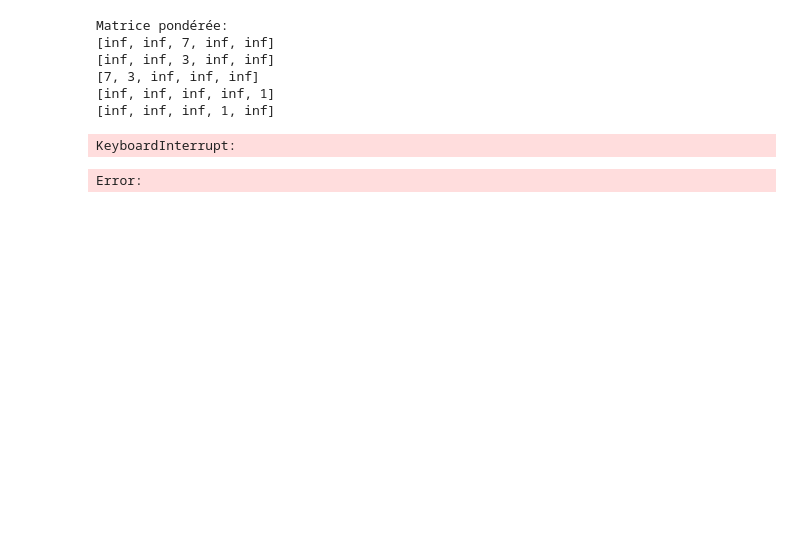
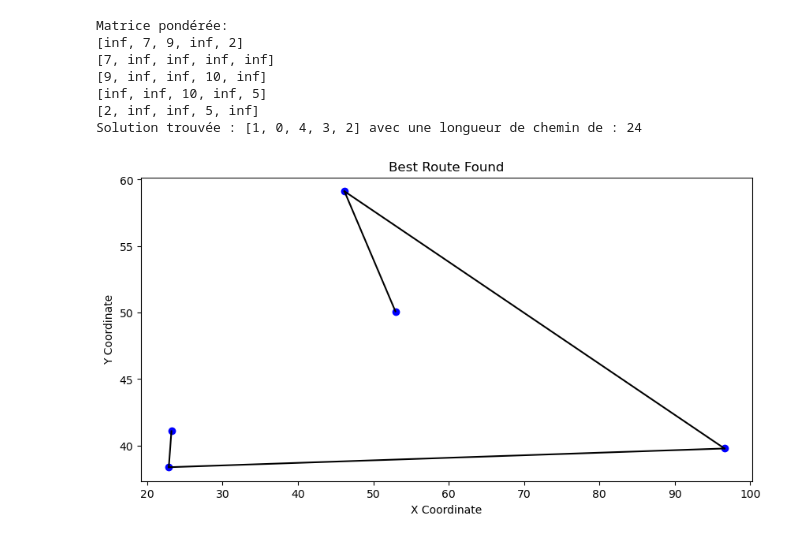
Before and after one commit to Amine0320/AlgoAvancee, a Jupyter notebook: HillSolutionF.ipynb, the cells around one changed output. Cells and saved outputs as stored; diff of their text form; code cells hidden in the pictures; blank space fills up the shorter version.

```diff
--- a/HillSolutionF.ipynb
+++ b/HillSolutionF.ipynb
@@ -95,3 +97,15 @@ def hill_climbing(matrice, num_iterations=1000):
             current_length = next_length
 
     return current_solution, current_length
+# %%
+def plot_route(path, points):
+    plt.figure(figsize=(10, 5))
+    plt.scatter(points[:, 0], points[:, 1], c='blue')
+    for i in range(len(path) - 1):
+        from_node = path[i]
+        to_node = path[i + 1]
+        plt.plot([points[from_node, 0], points[to_node, 0]], [points[from_node, 1], points[to_node, 1]], 'k-')
+    plt.title('Best Route Found')
+    plt.xlabel('X Coordinate')
+    plt.ylabel('Y Coordinate')
+    plt.show()
@@ -98,22 +131,18 @@ def hill_climbing(matrice, num_iterations=1000):
 # %%
-matrice = [
-    [0, 10, float('inf'), 20, 5],
-    [10, 0, 15, float('inf') , 5 ],
-    [float('inf'), 15, 0, 25 , 8 ],
-    [20, float('inf'), 25, 0 , 9 ],
-    [2, float('inf'), 15, 5 , 4 ]
-]
+points = np.random.rand(num_sommets, 2) * 100
 print("\nMatrice pondérée:")
 for row in tsp_matrice:
     print(row)
 solution, length = hill_climbing(tsp_matrice)
 print(f"Solution trouvée : {solution} avec une longueur de chemin de : {length}")
+if solution:
+    plot_route(solution, points)
 # %% [output]
 Matrice pondérée:
-[inf, inf, 7, inf, inf]
-[inf, inf, 3, inf, inf]
-[7, 3, inf, inf, inf]
-[inf, inf, inf, inf, 1]
-[inf, inf, inf, 1, inf]
+[inf, 7, 9, inf, 2]
+[7, inf, inf, inf, inf]
+[9, inf, inf, 10, inf]
+[inf, inf, 10, inf, 5]
+[2, inf, inf, 5, inf]
+Solution trouvée : [1, 0, 4, 3, 2] avec une longueur de chemin de : 24
-KeyboardInterrupt:
-Error:
+[figure, added]
```
Also changed, not shown: parts of 3 cells of this notebook, 1 other file.
